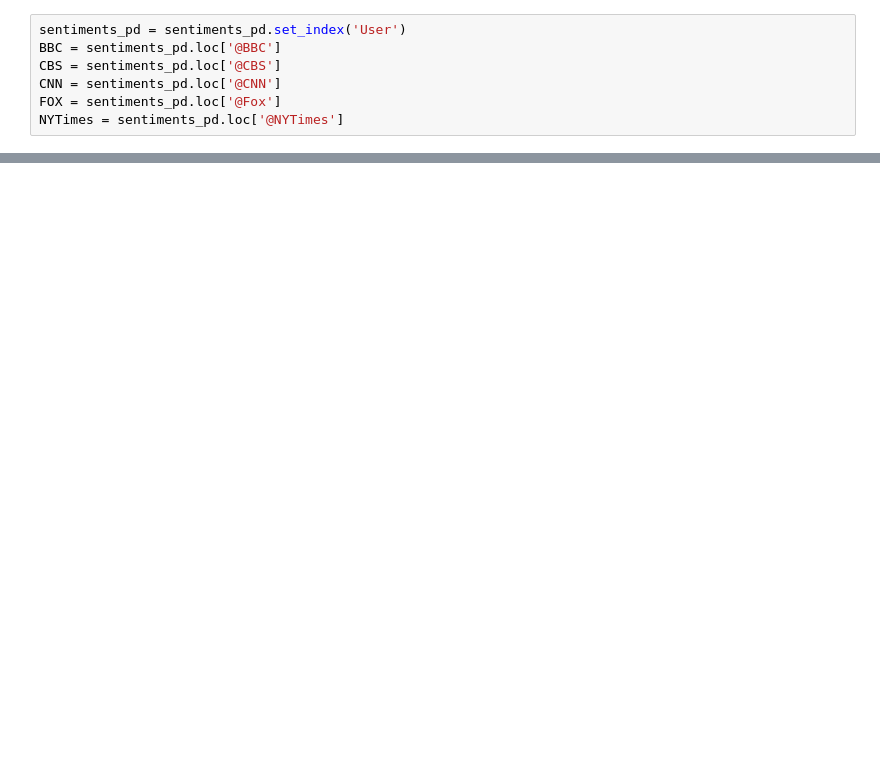
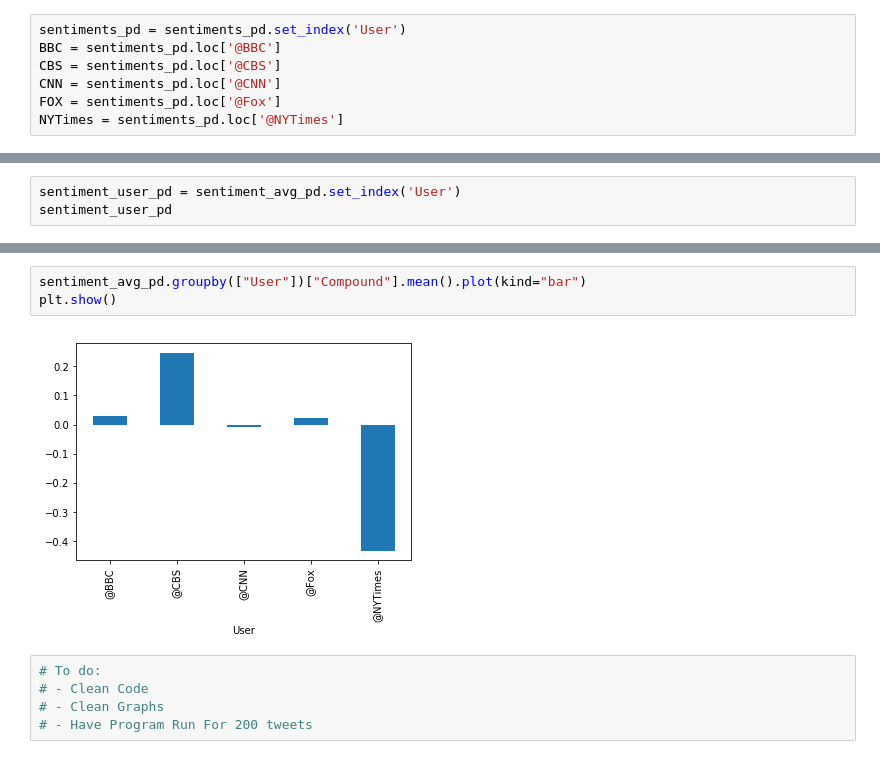
Before and after one commit to mikebarajas/Twitter-Sentiment-Analysis, a Jupyter notebook: Twitter Sentiment Analysis.ipynb, the cells around one changed output, grey strips where cells are left out. Drawn from its saved outputs; the diff is of its cells as text; blank space fills up the shorter version.

Commit message:
Added simple bar graph code

```diff
--- a/Twitter Sentiment Analysis.ipynb
+++ b/Twitter Sentiment Analysis.ipynb
@@ -177,0 +140,3 @@ plt.show()
+# %%
+sentiment_user_pd = sentiment_avg_pd.set_index('User')
+sentiment_user_pd
@@ -177,0 +151,10 @@ plt.show()
+# %%
+sentiment_avg_pd.groupby(["User"])["Compound"].mean().plot(kind="bar")
+plt.show()
+# %% [output]
+[figure, added]
+# %%
+# To do:
+# - Clean Code
+# - Clean Graphs
+# - Have Program Run For 200 tweets
```
Also changed, not shown: parts of 8 cells of this notebook.
